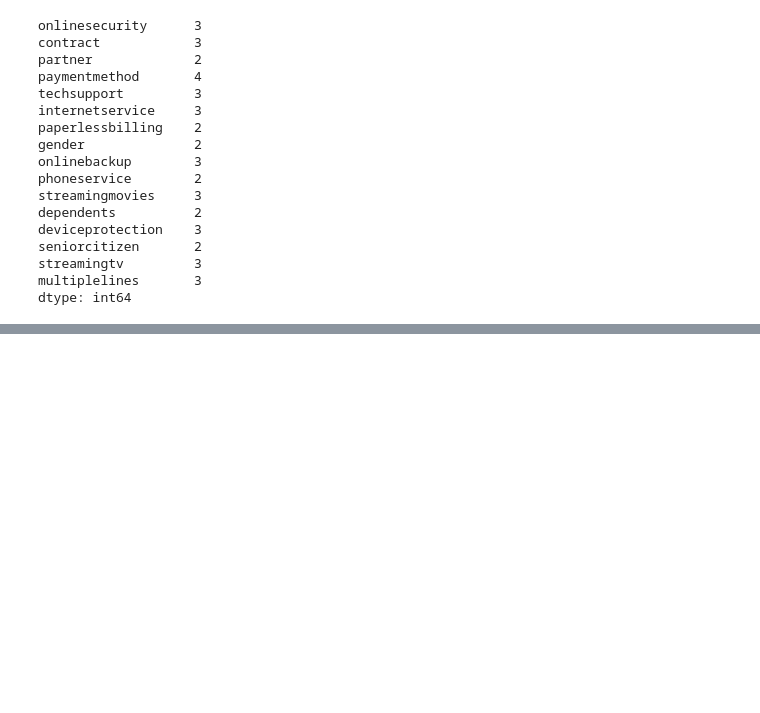
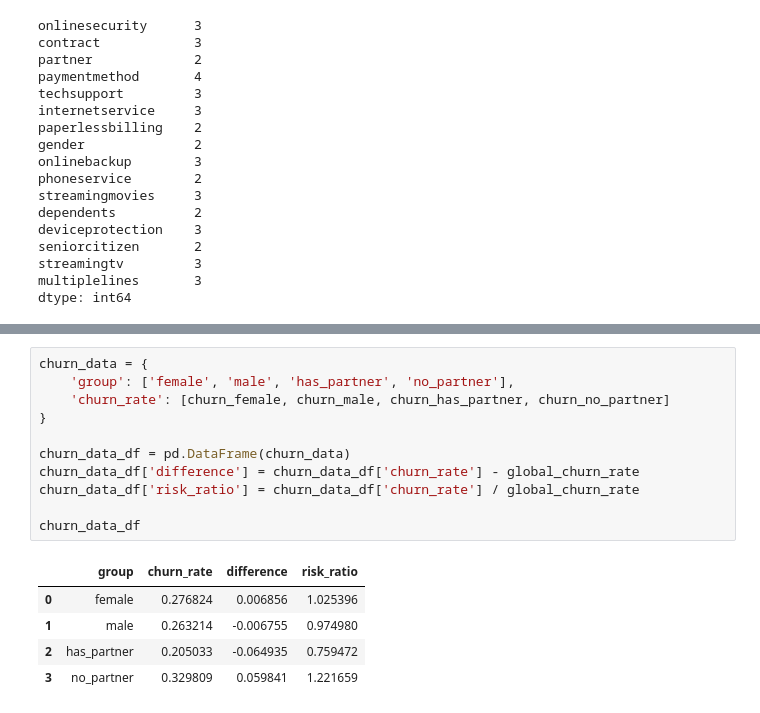
Before and after one commit to sheilambadi/machine-learning-zoomcamp, a Jupyter notebook: machine-learning-zoomcamp/03_classification/course.ipynb, the cells around one changed output, grey strips where cells are left out. Saved outputs shown, nothing was run; the diff lists cells and outputs as text; blank space fills up the shorter version.

```diff
--- a/machine-learning-zoomcamp/03_classification/course.ipynb
+++ b/machine-learning-zoomcamp/03_classification/course.ipynb
@@ -358,0 +427,17 @@ dtype: int64
+# %%
+churn_data = {
+    'group': ['female', 'male', 'has_partner', 'no_partner'],
+    'churn_rate': [churn_female, churn_male, churn_has_partner, churn_no_partner]
+}
+
+churn_data_df = pd.DataFrame(churn_data)
+churn_data_df['difference'] = churn_data_df['churn_rate'] - global_churn_rate
+churn_data_df['risk_ratio'] = churn_data_df['churn_rate'] / global_churn_rate
+
+churn_data_df
+# %% [output]
+|  | group | churn_rate | difference | risk_ratio |
+| 0 | female | 0.276824 | 0.006856 | 1.025396 |
+| 1 | male | 0.263214 | -0.006755 | 0.974980 |
+| 2 | has_partner | 0.205033 | -0.064935 | 0.759472 |
+| 3 | no_partner | 0.329809 | 0.059841 | 1.221659 |
```
Also changed, not shown: parts of 11 cells of this notebook.
